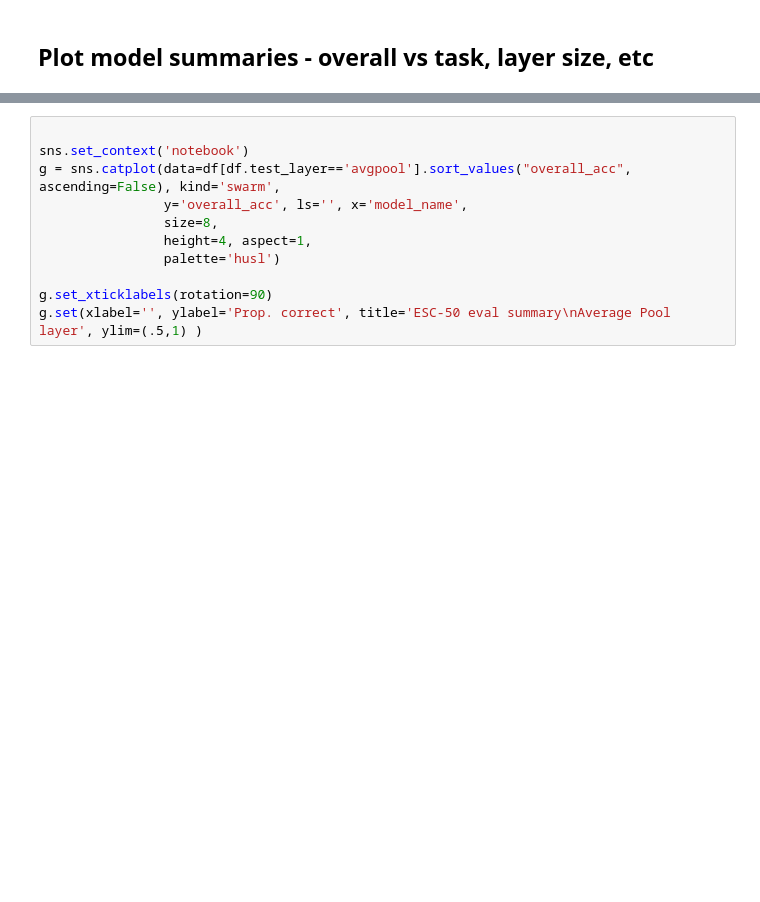
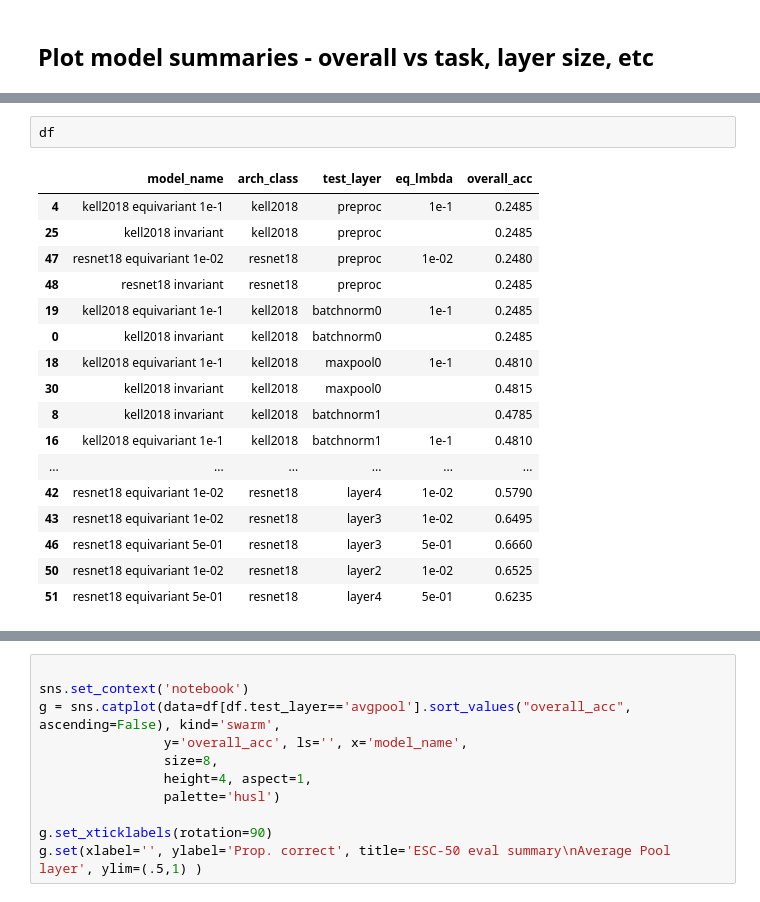
Before and after one commit to Feather-Lab/audio-ssl, a Jupyter notebook: notebooks/plot_esc_50_results_invar_v_equivar.ipynb, the cells around one changed output, grey strips where cells are left out. Drawn from its saved outputs; the diff is of its cells as text; blank space fills up the shorter version.

```diff
--- a/notebooks/plot_esc_50_results_invar_v_equivar.ipynb
+++ b/notebooks/plot_esc_50_results_invar_v_equivar.ipynb
@@ -147,4 +144,24 @@ df['test_layer'] = df['test_layer'].astype('str')
 
 df = df.loc[df['test_layer'].map({k: i for i, k in enumerate(test_layers)}) \
                 .sort_values().index]
+# %%
+df
+# %% [output]
+|  | model_name | arch_class | test_layer | eq_lmbda | overall_acc |
+| 4 | kell2018 equivariant 1e-1 | kell2018 | preproc | 1e-1 | 0.2485 |
+| 25 | kell2018 invariant | kell2018 | preproc |  | 0.2485 |
+| 47 | resnet18 equivariant 1e-02 | resnet18 | preproc | 1e-02 | 0.2480 |
+| 48 | resnet18 invariant | resnet18 | preproc |  | 0.2485 |
+| 19 | kell2018 equivariant 1e-1 | kell2018 | batchnorm0 | 1e-1 | 0.2485 |
+| 0 | kell2018 invariant | kell2018 | batchnorm0 |  | 0.2485 |
+| 18 | kell2018 equivariant 1e-1 | kell2018 | maxpool0 | 1e-1 | 0.4810 |
+| 30 | kell2018 invariant | kell2018 | maxpool0 |  | 0.4815 |
+| 8 | kell2018 invariant | kell2018 | batchnorm1 |  | 0.4785 |
+| 16 | kell2018 equivariant 1e-1 | kell2018 | batchnorm1 | 1e-1 | 0.4810 |
+| ... | ... | ... | ... | ... | ... |
+| 42 | resnet18 equivariant 1e-02 | resnet18 | layer4 | 1e-02 | 0.5790 |
+| 43 | resnet18 equivariant 1e-02 | resnet18 | layer3 | 1e-02 | 0.6495 |
+| 46 | resnet18 equivariant 5e-01 | resnet18 | layer3 | 5e-01 | 0.6660 |
+| 50 | resnet18 equivariant 1e-02 | resnet18 | layer2 | 1e-02 | 0.6525 |
+| 51 | resnet18 equivariant 5e-01 | resnet18 | layer4 | 5e-01 | 0.6235 |
 # %%
```
Also changed, not shown: parts of 8 cells of this notebook, 16 other files.
